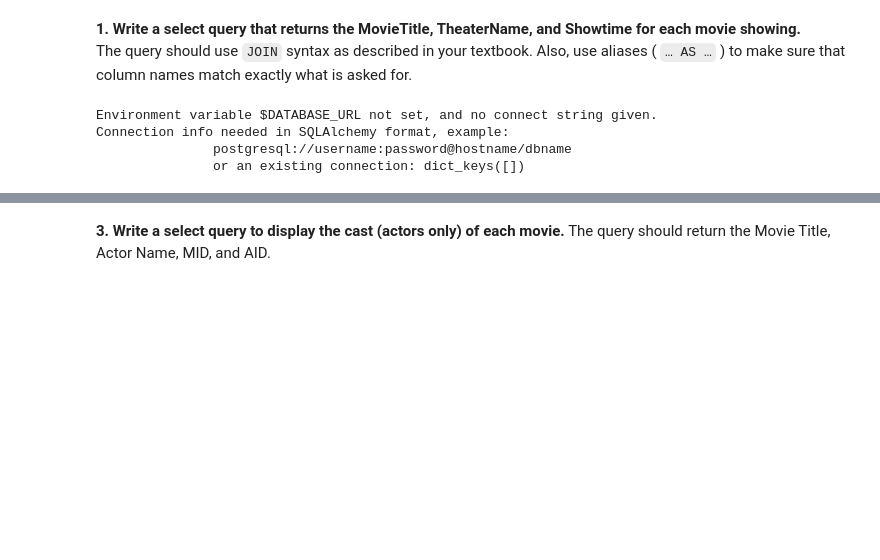
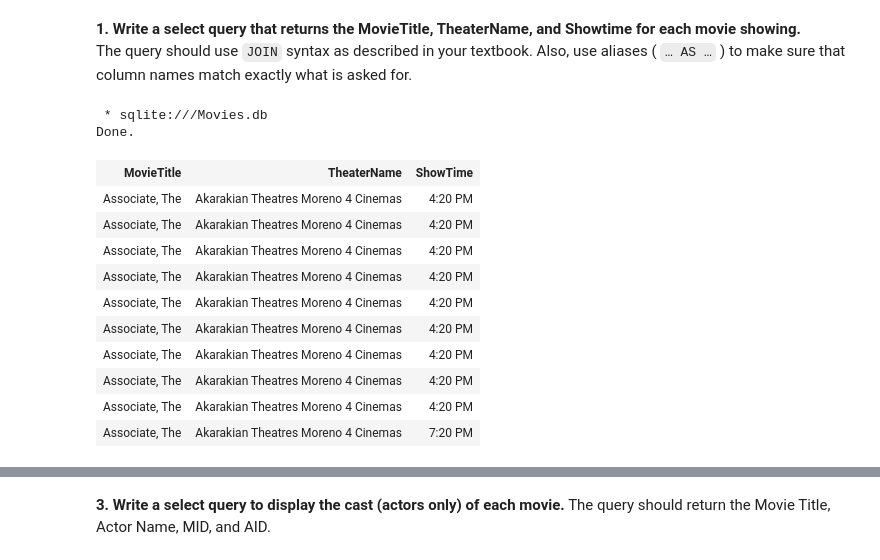
Before and after one commit to fairfield-university-ba-510-spring2019/movies-tonight-megankuscsik, a Jupyter notebook: Part4.ipynb, the cells around one changed output, grey strips where cells are left out. Drawn from its saved outputs; the diff is of its cells as text; code cells hidden in the pictures; blank space fills up the shorter version.

```diff
--- a/Part4.ipynb
+++ b/Part4.ipynb
@@ -17,12 +14,22 @@ Connection info needed in SQLAlchemy format, example:
 The query should use `JOIN` syntax as described in your textbook. Also, use aliases ( `… AS …` ) to make sure that column names match exactly what is asked for.
 # %%
 %%sql
-SELECT Mtitle, TName, ShowTime
-FROM MOVIES;
+SELECT Mtitle AS MovieTitle, TName AS TheaterName, ShowTime AS ShowTime
+FROM Dataset
+LIMIT 10;
 # %% [output]
-Environment variable $DATABASE_URL not set, and no connect string given.
-Connection info needed in SQLAlchemy format, example:
-               postgresql://username:password@hostname/dbname
-               or an existing connection: dict_keys([])
+ * sqlite:///Movies.db
+Done.
+| MovieTitle | TheaterName | ShowTime |
+| Associate, The | Akarakian Theatres Moreno 4 Cinemas | 4:20 PM |
+| Associate, The | Akarakian Theatres Moreno 4 Cinemas | 4:20 PM |
+| Associate, The | Akarakian Theatres Moreno 4 Cinemas | 4:20 PM |
+| Associate, The | Akarakian Theatres Moreno 4 Cinemas | 4:20 PM |
+| Associate, The | Akarakian Theatres Moreno 4 Cinemas | 4:20 PM |
+| Associate, The | Akarakian Theatres Moreno 4 Cinemas | 4:20 PM |
+| Associate, The | Akarakian Theatres Moreno 4 Cinemas | 4:20 PM |
+| Associate, The | Akarakian Theatres Moreno 4 Cinemas | 4:20 PM |
+| Associate, The | Akarakian Theatres Moreno 4 Cinemas | 4:20 PM |
+| Associate, The | Akarakian Theatres Moreno 4 Cinemas | 7:20 PM |
 # %%
 **2. Write a select query to display the MovieTitle, TheaterName, and Showtime for each show after 7pm.** You can start with a copy of the previous query and then add a `WHERE` clause.
```
Also changed, not shown: parts of 6 cells of this notebook.
